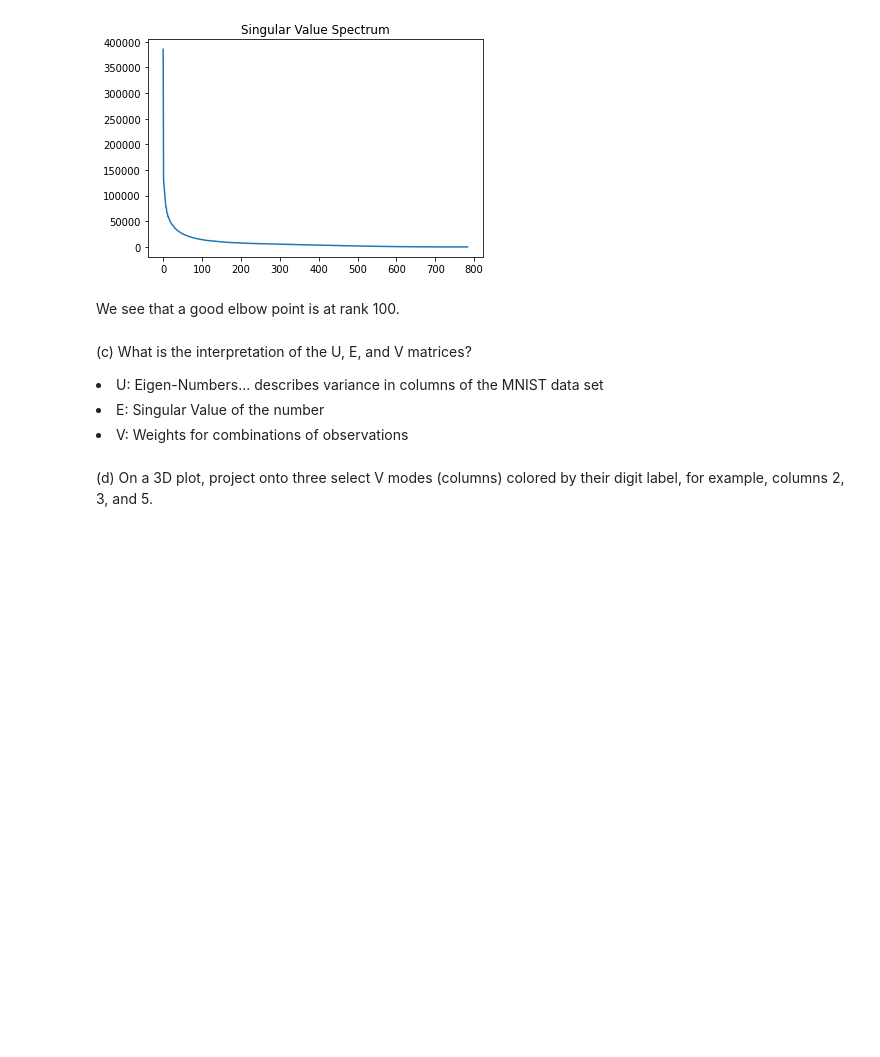
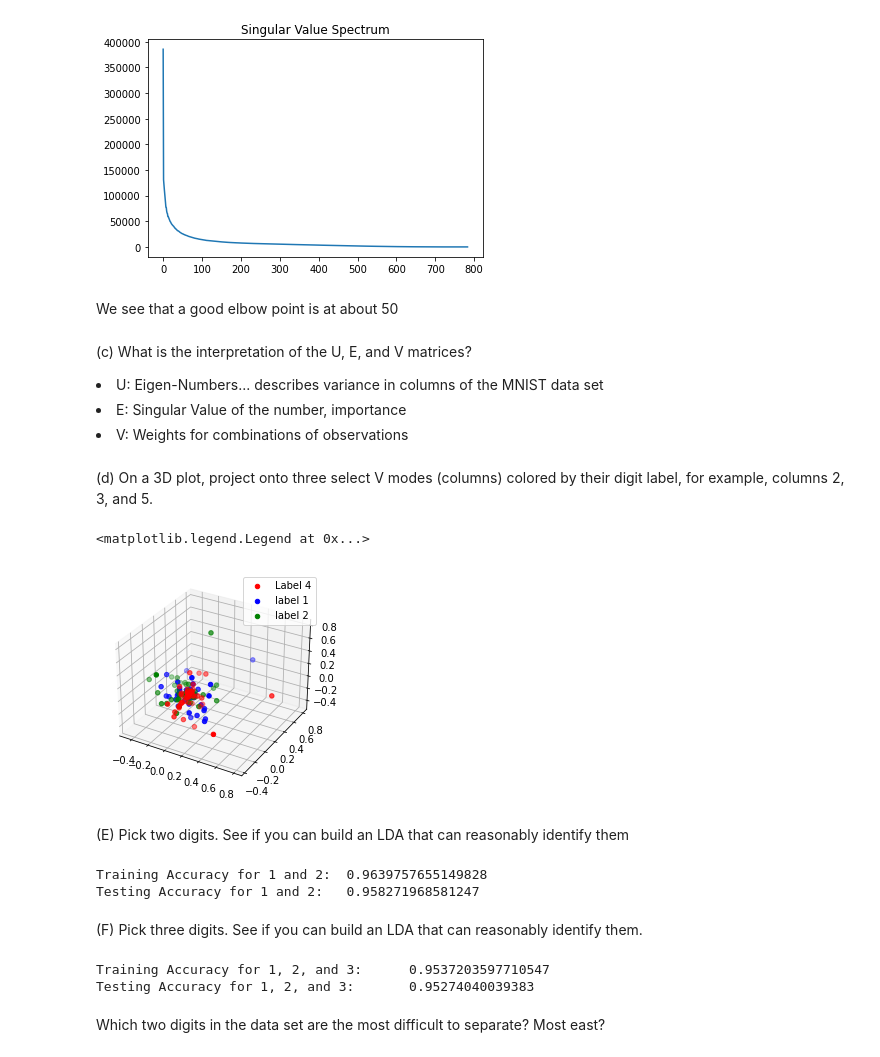
Before and after one commit to christianmontemayor/PatternRecognitionMontemayor, a Jupyter notebook: Exercise_5.1.ipynb, the cells around one changed output. Drawn from its saved outputs; the diff is of its cells as text; code cells hidden in the pictures; blank space fills up the shorter version.

```diff
--- a/Exercise_5.1.ipynb
+++ b/Exercise_5.1.ipynb
@@ -8,4 +8,5 @@ from keras.datasets import mnist
 
 (train_X, train_y), (test_X, test_y) = mnist.load_data()
 
-X = np.array([x.flatten() for x in train_X])
+train_X_flatten = np.array([x.flatten() for x in train_X])
+test_X_flatten = np.array([x.flatten() for x in test_X])
@@ -12,7 +21,7 @@ X = np.array([x.flatten() for x in train_X])
 # %% [markdown]
 <h1>SVD</h1><p>(a) Do an SVD analysis of the digit images. You will need to reshape each image into a column vector, and each column of your data matric is a different image.</p>
 # %%
-U, S, VT = np.linalg.svd(X, full_matrices=False)
+U, S, VT = np.linalg.svd(train_X_flatten, full_matrices=False)
 # %% [markdown]
 (b) What does the singular value spectrum look like, and how many modes are necessary for good image reconstruction? (That is, what is the rank <i>r</i> of the digit space?)
 # %%
@@ -22,13 +31,56 @@ plt.show()
 # %% [output]
 [figure]
 # %% [markdown]
-We see that a good elbow point is at rank 100.
+We see that a good elbow point is at about 50
 # %% [markdown]
 <p>(c) What is the interpretation of the U, E, and V matrices?</p?
 <ul>
 <li>U: Eigen-Numbers... describes variance in columns of the MNIST data set</li>
-<li>E: Singular Value of the number</li>
+<li>E: Singular Value of the number, importance</li>
 <li>V: Weights for combinations of observations</li>
 </ul>
 # %% [markdown]
 (d) On a 3D plot, project onto three select V modes (columns) colored by their digit label, for example, columns 2, 3, and 5.
+# %%
+fig = plt.figure()
+ax = fig.add_subplot(projection='3d')
+
+ax.scatter(VT[:,2],VT[:,3],VT[:,5], c='r', marker='o', s=20, label='Label 4')
+ax.scatter(VT[:,3],VT[:,2],VT[:,5], c='b', marker='o', s=20, label='label 1')
+ax.scatter(VT[:,5],VT[:,3],VT[:,2], c='g', marker='o', s=20, label='label 2')
+ax.legend()
+# %% [output]
+<matplotlib.legend.Legend at 0x...>
+[figure, added]
+# %% [markdown]
+(E) Pick two digits. See if you can build an LDA that can reasonably identify them
+# %%
+X_train_2 = np.concatenate((train_X_flatten[train_y == 7], train_X_flatten[train_y == 9]))
+y_train_2 = np.concatenate((train_y[train_y == 7], train_y[train_y == 9]))
+
+X_test_2 = np.concatenate((test_X_flatten[test_y == 7], test_X_flatten[test_y == 9]))
+y_test_2 = np.concatenate((test_y[test_y == 7], test_y[test_y == 9]))
+
+train_accuracy, test_accuracy = build_LDA(X_train_2, X_test_2, y_train_2, y_test_2)
+print("Training Accuracy for 1 and 2:\t" + str(train_accuracy))
+print("Testing Accuracy for 1 and 2:\t" + str(test_accuracy))
+# %% [output]
+Training Accuracy for 1 and 2:  0.9639757655149828
+Testing Accuracy for 1 and 2:   0.958271968581247
+# %% [markdown]
+(F) Pick three digits. See if you can build an LDA that can reasonably identify them.
+# %%
+X_train_3 = np.concatenate((X_train_2, train_X_flatten[train_y == 3]))
+y_train_3 = np.concatenate((y_train_2, train_y[train_y == 3]))
+
+X_test_3 = np.concatenate((X_test_2, test_X_flatten[test_y == 3]))
+y_test_3 = np.concatenate((y_test_2, test_y[test_y == 3]))
+
+train_accuracy, test_accuracy = build_LDA(X_train_3, X_test_3, y_train_3, y_test_3)
+print("Training Accuracy for 1, 2, and 3:\t" + str(train_accuracy))
+print("Testing Accuracy for 1, 2, and 3:\t" + str(test_accuracy))
+# %% [output]
+Training Accuracy for 1, 2, and 3:      0.9537203597710547
+Testing Accuracy for 1, 2, and 3:       0.95274040039383
+# %% [markdown]
+Which two digits in the data set are the most difficult to separate? Most east?
```
Also changed, not shown: parts of 19 cells of this notebook.
